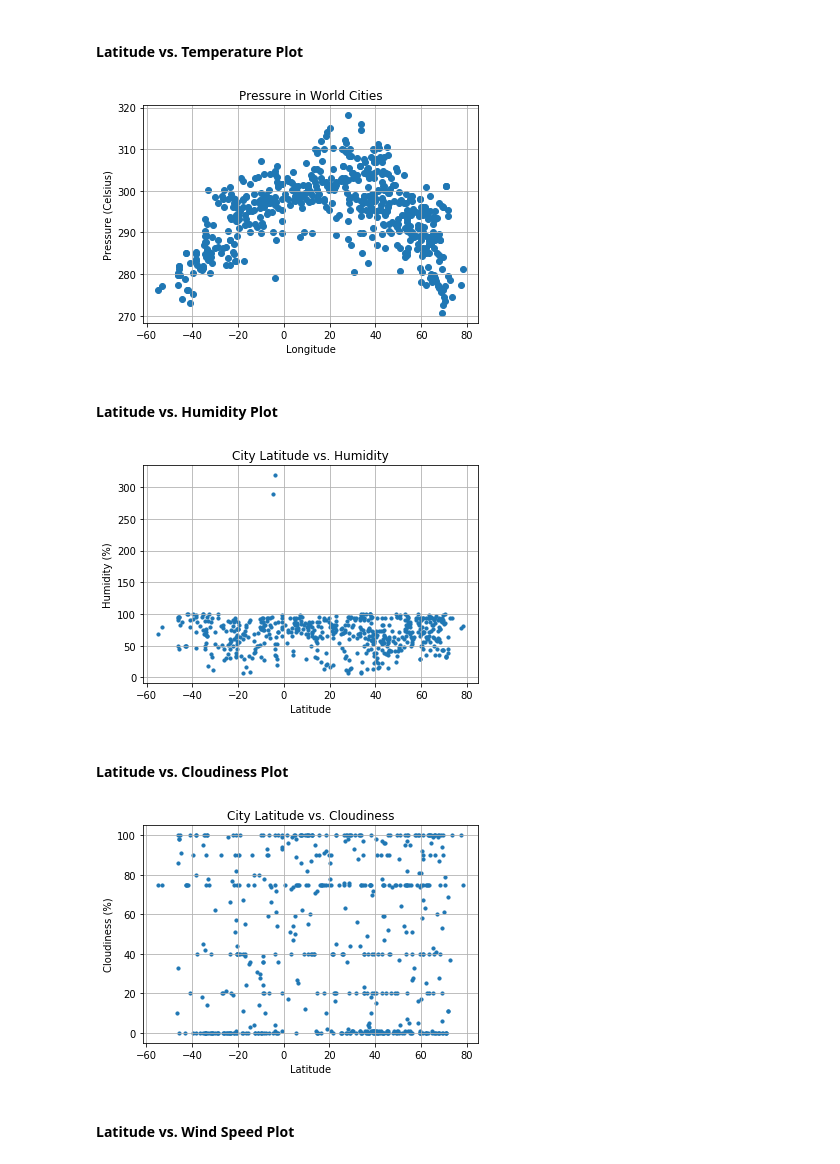
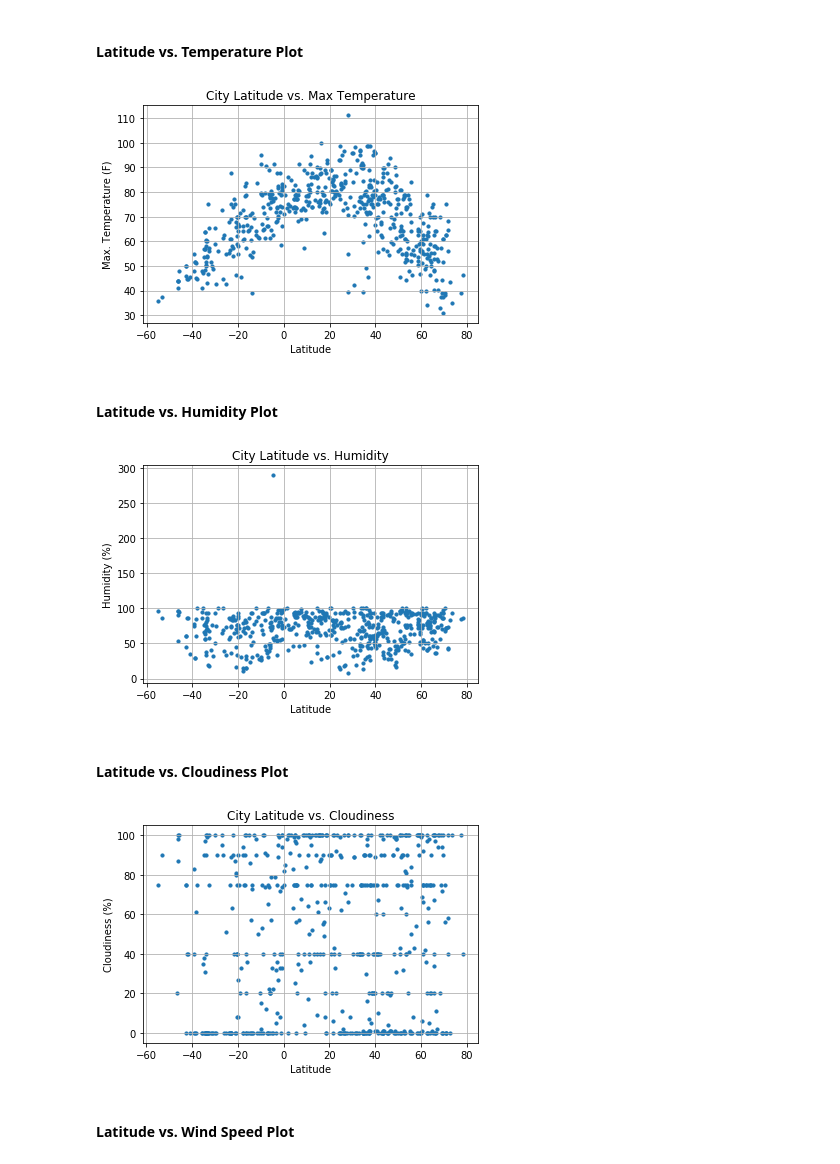
Before and after one commit to trigus00/Weather_data, a Jupyter notebook: Weather.ipynb, the cells around one changed output. Cells and saved outputs as stored; diff of their text form; code cells hidden in the pictures.

```diff
--- a/Weather.ipynb
+++ b/Weather.ipynb
@@ -87,23 +87,22 @@ lat = []
 lng = []
 max_temp = []
 wind_speed = []
-
+units = "imperial"
 
 
 
 
 
 url = "http://api.openweathermap.org/data/2.5/weather?"
+record = 1
 
-record = 1
-count = 1
-sets = 50
 
 print ("---Beginning Data Retrieval---")
 
 for city in cities:
 
-    query_url = url + "appid=" + api_key + "&q="+city
+    query_url = url +"appid="+api_key+"&q="+city+"&units="+ units
+
 
     try:
         city_data = requests.get(query_url).json()
@@ -223,21 +222,22 @@ weather_data
 # %% [markdown]
 #### Latitude vs. Temperature Plot
 # %%
-plt.scatter(weather_data["Lat"], weather_data["Max Temp"], marker="o")
+plt.scatter(weather_data["Lat"], weather_data["Max Temp"], marker="o", s=10)
 
 # Incorporate the other graph properties
-plt.title("Pressure in World Cities")
-plt.ylabel("Pressure (Celsius)")
-plt.xlabel("Longitude")
+plt.title("City Latitude vs. Max Temperature")
+plt.ylabel("Max. Temperature (F)")
+plt.xlabel("Latitude")
 plt.grid(True)
 
 # Save the figure
-plt.savefig("PressureInWorldCities.png")
+plt.savefig("Output_Plots/Max_Temp_vs_Latitude.png")
+
 
 # Show plot
 plt.show()
 # %% [output]
-[figure, old version]
+[figure, new version]
 # %% [markdown]
 #### Latitude vs. Humidity Plot
 # %%
@@ -250,11 +250,12 @@ plt.ylabel("Humidity (%)")
 plt.xlabel("Latitude")
 plt.grid(True)
 
-
+# Save the figure
+plt.savefig("Output_Plots/Humidity_vs_Latitude.png")
 # Show plot
 plt.show()
 # %% [output]
-[figure, old version]
+[figure, new version]
 # %% [markdown]
 #### Latitude vs. Cloudiness Plot
 # %%
@@ -267,11 +268,14 @@ plt.ylabel("Cloudiness (%)")
 plt.xlabel("Latitude")
 plt.grid(True)
 
+# Save the figure
+plt.savefig("Output_Plots/Cloudiness_vs_Latitude.png")
+
 
 # Show plot
 plt.show()
 # %% [output]
-[figure, old version]
+[figure, new version]
 # %% [markdown]
 #### Latitude vs. Wind Speed Plot
 # %%
```
Also changed, not shown: parts of 6 cells of this notebook, 2 other files.
